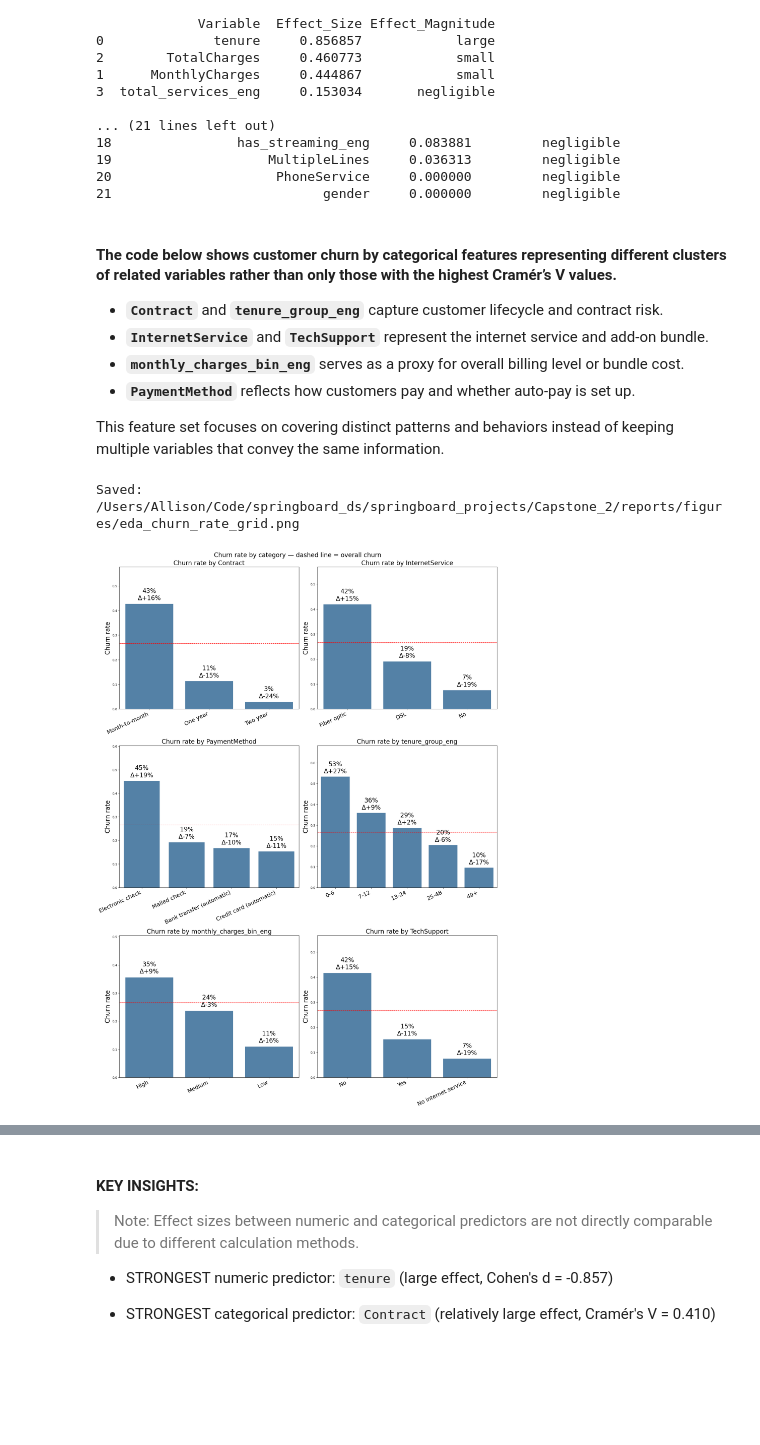
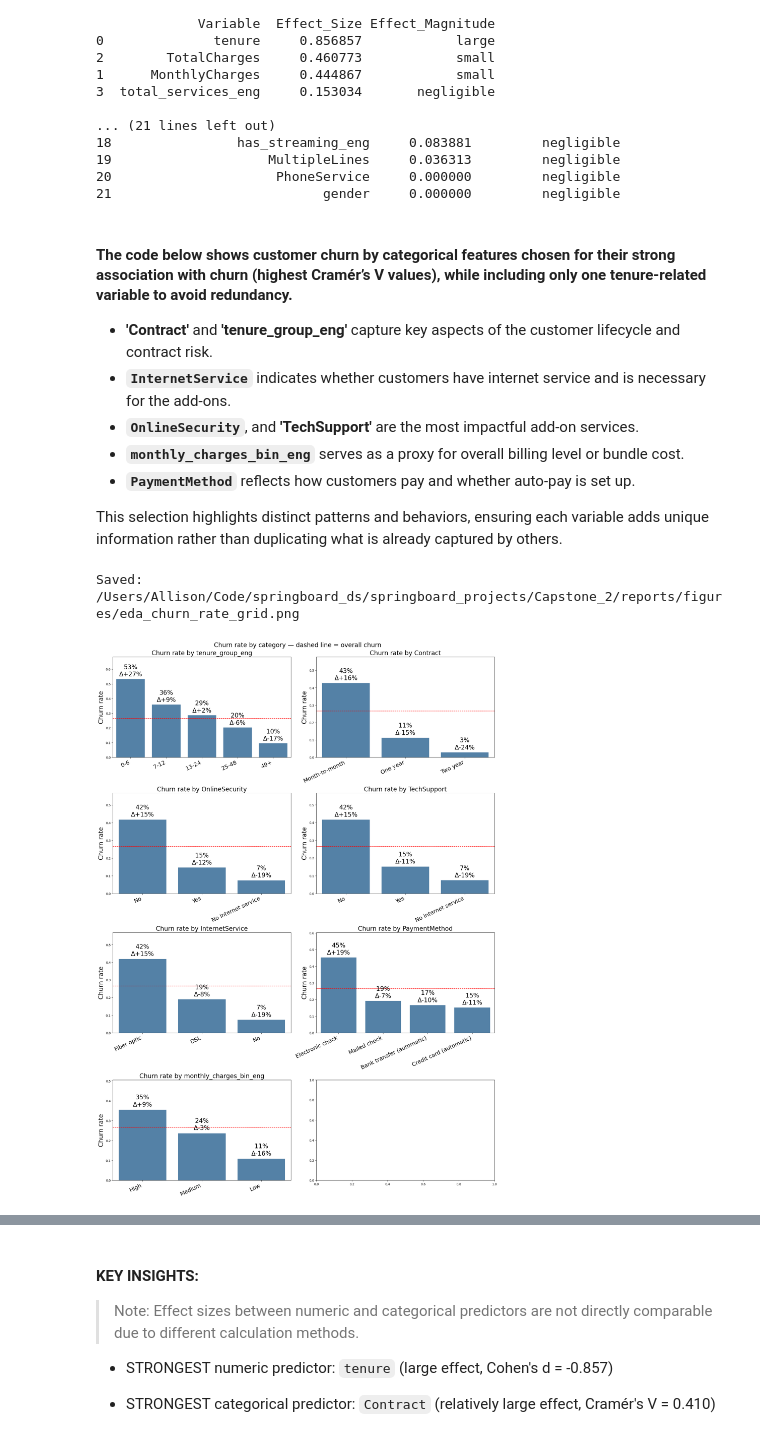
Before and after one commit to amschiltz/springboard_projects, a Jupyter notebook: Capstone_2/notebooks/02_telco_churn_eda_ams.ipynb, the cells around one changed output, grey strips where cells are left out. Drawn from its saved outputs; the diff is of its cells as text; code cells hidden in the pictures; blank space fills up the shorter version.

```diff
--- a/Capstone_2/notebooks/02_telco_churn_eda_ams.ipynb
+++ b/Capstone_2/notebooks/02_telco_churn_eda_ams.ipynb
@@ -144,18 +144,24 @@ dtype: object
 churn_counts = telco_clean['Churn'].value_counts()
 print("Churn counts:", churn_counts, "\n")
 
-churn_proportion = telco_clean['Churn'].value_counts(normalize=True)
+churn_proportion = telco_clean['Churn'].value_counts(normalize=True) * 100
 print("Churn proportion:", churn_proportion, "\n")
 
 print("Churn missing values:", telco_clean['Churn'].isnull().sum())
 
 plt.figure(figsize=(6, 4))
-churn_counts.plot(kind='bar', color=['skyblue', 'salmon'])
+churn_proportion.plot(kind='bar', color=['skyblue', 'salmon'])
 plt.title('Churn Distribution')
 plt.xlabel('Churn')
-plt.ylabel('Count')
+plt.ylabel('Percent (%)')
 plt.xticks(rotation=0)
-savefig('eda_churn_distribution.png')
+
+# Add headroom (e.g., +5%)
+plt.ylim(0, churn_proportion.max() + 10)
+
+for i, v in enumerate(churn_proportion):
+    plt.text(i, v + 1, f"{v:.1f}%", ha='center', va='bottom', fontsize=12)
+savefig('eda_churn_distribution_pct.png')
 plt.show()
 # %% [output]
 Churn counts: Churn
@@ -245,3 +251,23 @@ for i, col in enumerate(numeric_cols):
 # %% [output]
 Numeric columns: ['tenure', 'MonthlyCharges', 'TotalCharges', 'total_services_eng']
 [figure]
+# %%
+# Dedicated box plot for tenure by churn status
+plt.figure(figsize=(6, 4))
+ax = telco_clean.boxplot(column='tenure', by='Churn', grid=False)
+plt.title('Tenure Distribution by Churn Status')
+plt.suptitle('')  # Remove automatic suptitle
+plt.xlabel('Churn')
+plt.ylabel('Tenure (months)')
+
+# Calculate and label medians
+medians = telco_clean.groupby('Churn')['tenure'].median()
+for i, (label, median) in enumerate(medians.items()):
+    plt.text(i + 1.1, median + 2, f"Median: {median:.0f} months",
+             ha='left', va='bottom', fontsize=9, color='black', fontweight='bold')
+
+# Add x-axis limits to allow space for median labels
+plt.xlim(0.5, 2.7)
+
+savefig('eda_tenure_by_churn_boxplot.png')
+plt.show()
@@ -523,14 +553,15 @@ BIVARIATE SUMMARY: CHURN PREDICTORS BY TYPE
 20                     PhoneService     0.000000         negligible
 21                           gender     0.000000         negligible
 # %% [markdown]
-#### The code below shows customer churn by categorical features representing different clusters of related variables rather than only those with the highest Cramér’s V values.
+#### The code below shows customer churn by categorical features chosen for their strong association with churn (highest Cramér’s V values), while including only one tenure-related variable to avoid redundancy.
 
-- **`Contract`** and **`tenure_group_eng`** capture customer lifecycle and contract risk.
-- **`InternetService`** and **`TechSupport`** represent the internet service and add-on bundle.
+- **'Contract'** and **'tenure_group_eng'** capture key aspects of the customer lifecycle and contract risk.
+- **`InternetService`** indicates whether customers have internet service and is necessary for the add-ons.
+-  **`OnlineSecurity`**, and **'TechSupport'** are the most impactful add-on services.
 - **`monthly_charges_bin_eng`** serves as a proxy for overall billing level or bundle cost.
 - **`PaymentMethod`** reflects how customers pay and whether auto-pay is set up.
 
-This feature set focuses on covering distinct patterns and behaviors instead of keeping multiple variables that convey the same information.
+This selection highlights distinct patterns and behaviors, ensuring each variable adds unique information rather than duplicating what is already captured by others.
 # %%
 # Visualize category-level churn rates for representative categorical features (3×2 grid)
 from IPython.display import display
@@ -547,34 +578,33 @@ def churn_rates_by(col: str) -> pd.DataFrame:
         out = out.sort_index()
     return out
 
 
 def plot_churn_rate_bar(col: str, ax):
     out = churn_rates_by(col)
     if not (hasattr(telco_clean[col].dtype, 'ordered') and telco_clean[col].dtype.ordered):
         out = out.sort_values('churn_rate', ascending=False)
 
     sns.barplot(x=out.index.astype(str), y=out['churn_rate'], color='steelblue', ax=ax)
     ax.axhline(overall_churn_rate, color='red', linestyle='--', lw=1.2)
     ax.set_title(f"Churn rate by {col}", fontsize=20)
     ax.set_ylabel('Churn rate', fontsize=20)
     ax.set_xlabel('')  # Remove feature label from x-axis
     ax.set_ylim(0, min(1.0, out['churn_rate'].max() + 0.15))
     ax.set_xticklabels(ax.get_xticklabels(), rotation=25, ha='right', fontsize=18)
 
     for i, (_, row) in enumerate(out.iterrows()):
         lift = row['churn_rate'] - overall_churn_rate
         ax.text(i, row['churn_rate'] + 0.01,
                 f"{row['churn_rate']:.0%}\nΔ{lift:+.0%}",
                 ha='center', va='bottom', fontsize=20)
 
-features = ['Contract', 'InternetService', 'PaymentMethod',
-            'tenure_group_eng', 'monthly_charges_bin_eng', 'TechSupport']
-fig, axes = plt.subplots(3, 2, figsize=(18, 25), constrained_layout=True)
+features = ['tenure_group_eng','Contract', 'OnlineSecurity', 'TechSupport', 'InternetService', 'PaymentMethod', 'monthly_charges_bin_eng']
+fig, axes = plt.subplots(4, 2, figsize=(18, 25), constrained_layout=True)
 for ax, col in zip(axes.ravel(), features):
     plot_churn_rate_bar(col, ax=ax)
 fig.suptitle('Churn rate by category — dashed line = overall churn', fontsize=20)
 savefig('eda_churn_rate_grid.png')
 plt.show()
 # %% [output]
 Saved: /Users/Allison/Code/springboard_ds/springboard_projects/Capstone_2/reports/figures/eda_churn_rate_grid.png
-[figure, old version]
+[figure, new version]
```
Also changed, not shown: parts of 5 cells of this notebook, 7 other files.
